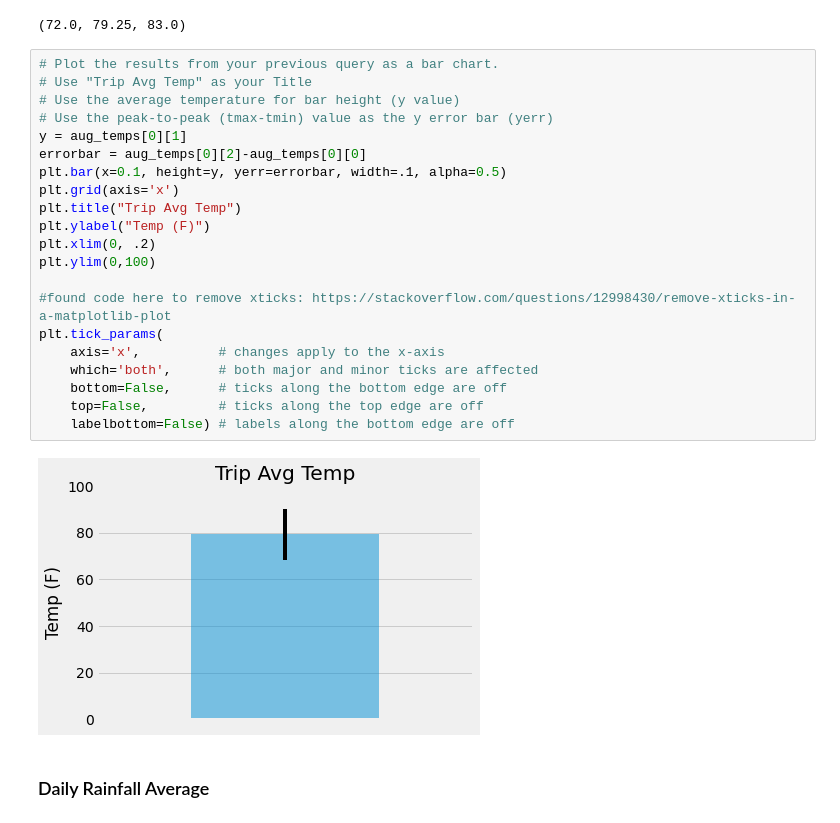
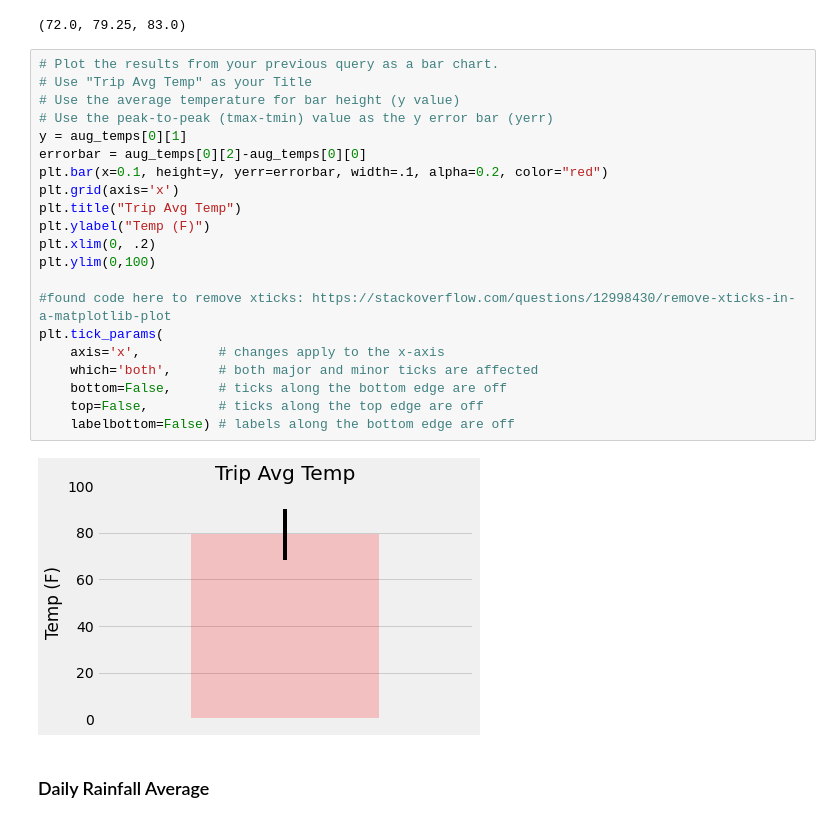
Before and after one commit to mbruns13/sqlalchemy-challenge, a Jupyter notebook: temp_analysis_bonus_2_starter.ipynb, the cells around one changed output. Cells and saved outputs as stored; diff of their text form.

```diff
--- a/temp_analysis_bonus_2_starter.ipynb
+++ b/temp_analysis_bonus_2_starter.ipynb
@@ -74,26 +74,26 @@ aug_temps[0]
 # %%
 # Plot the results from your previous query as a bar chart.
 # Use "Trip Avg Temp" as your Title
 # Use the average temperature for bar height (y value)
 # Use the peak-to-peak (tmax-tmin) value as the y error bar (yerr)
 y = aug_temps[0][1]
 errorbar = aug_temps[0][2]-aug_temps[0][0]
-plt.bar(x=0.1, height=y, yerr=errorbar, width=.1, alpha=0.5)
+plt.bar(x=0.1, height=y, yerr=errorbar, width=.1, alpha=0.2, color="red")
 plt.grid(axis='x')
 plt.title("Trip Avg Temp")
 plt.ylabel("Temp (F)")
 plt.xlim(0, .2)
 plt.ylim(0,100)
 
 #found code here to remove xticks: https://stackoverflow.com/questions/12998430/remove-xticks-in-a-matplotlib-plot
 plt.tick_params(
     axis='x',          # changes apply to the x-axis
     which='both',      # both major and minor ticks are affected
     bottom=False,      # ticks along the bottom edge are off
     top=False,         # ticks along the top edge are off
     labelbottom=False) # labels along the bottom edge are off
 # %% [output]
-[figure, old version]
+[figure, new version]
 # %% [markdown]
 ### Daily Rainfall Average
 # %%
```
Also changed, not shown: parts of 4 cells of this notebook.
